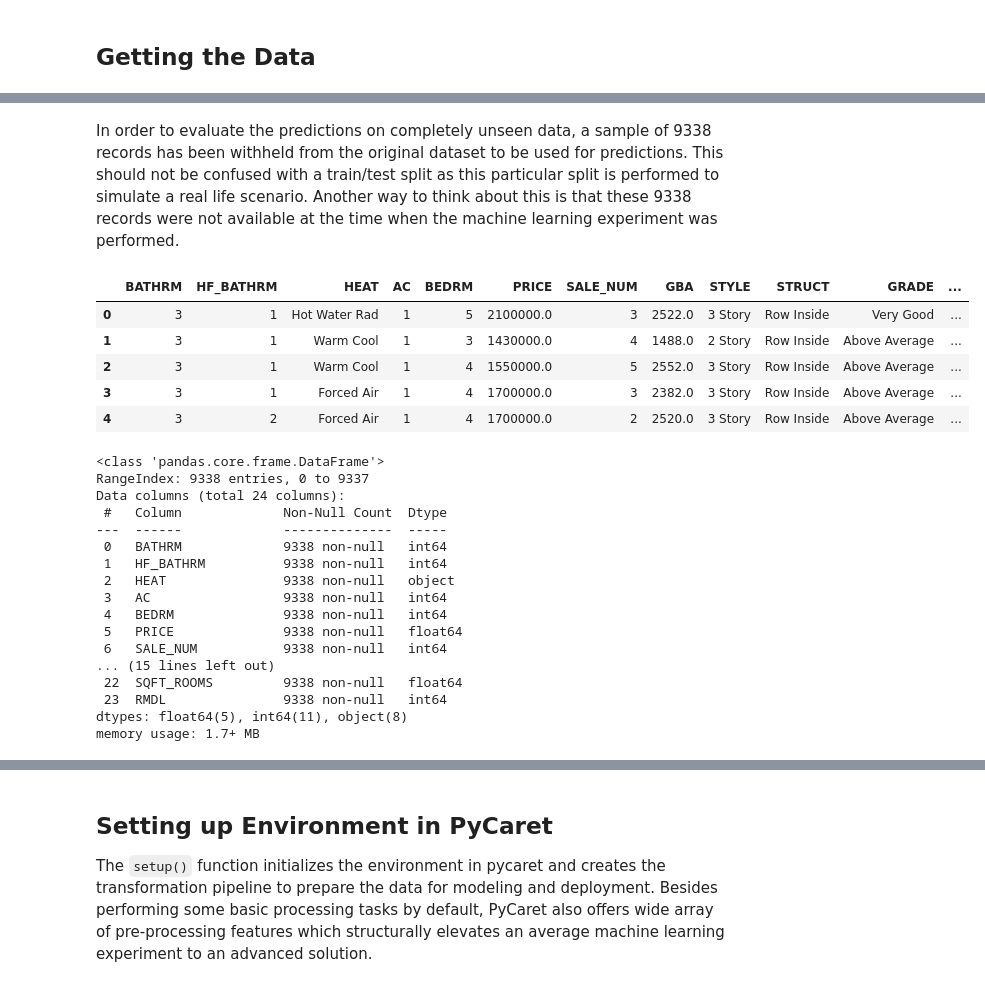
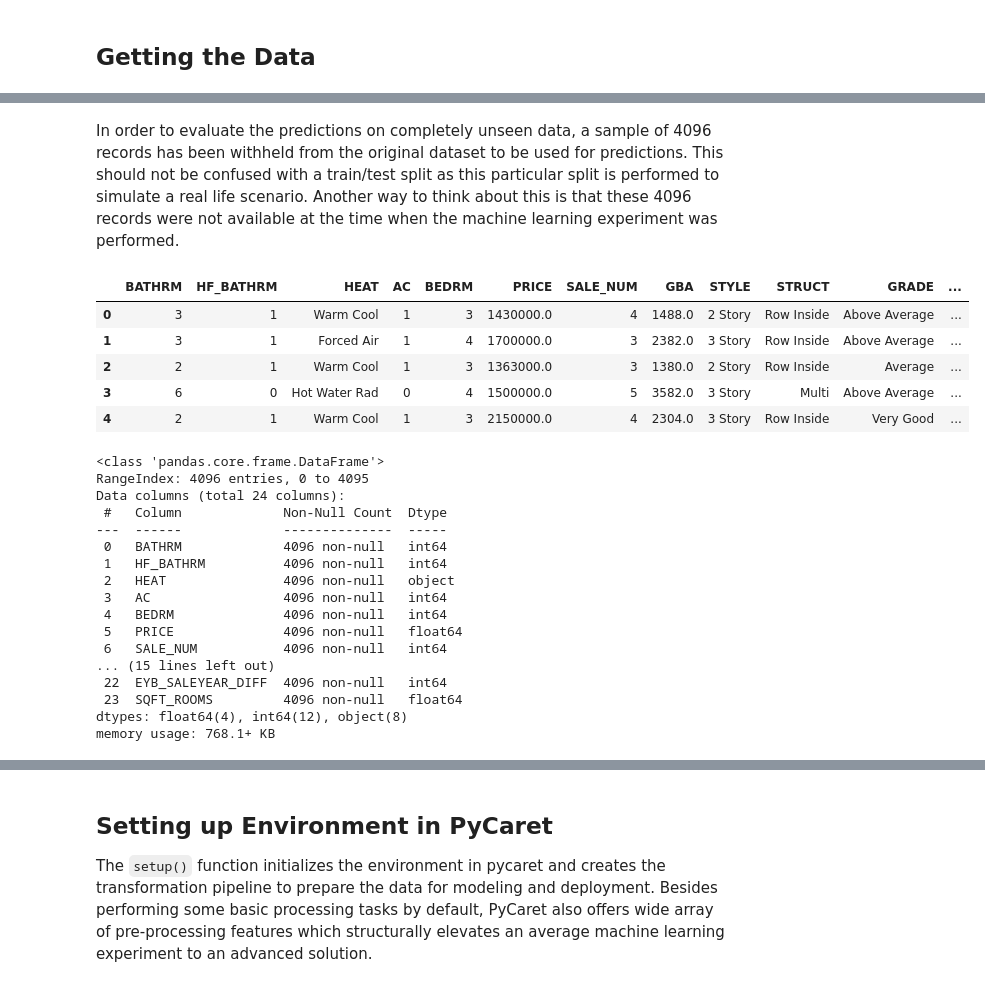
Before and after one commit to elvanselvano/purwadhika-final-project, a Jupyter notebook: notebooks/05_methodology.ipynb, the cells around one changed output, grey strips where cells are left out. Saved outputs shown, nothing was run; the diff lists cells and outputs as text; code cells hidden in the pictures.

```diff
--- a/notebooks/05_methodology.ipynb
+++ b/notebooks/05_methodology.ipynb
@@ -62,37 +62,36 @@ dataset.describe()
 # %% [markdown]
-In order to evaluate the predictions on completely unseen data, a sample of 9338 records has been withheld from the original dataset to be used for predictions. This should not be confused with a train/test split as this particular split is performed to simulate a real life scenario. Another way to think about this is that these 9338 records were not available at the time when the machine learning experiment was performed.
+In order to evaluate the predictions on completely unseen data, a sample of 4096 records has been withheld from the original dataset to be used for predictions. This should not be confused with a train/test split as this particular split is performed to simulate a real life scenario. Another way to think about this is that these 4096 records were not available at the time when the machine learning experiment was performed.
 # %%
 data_unseen = pd.read_csv('https://raw.githubusercontent.com/elvanselvano/purwadhika-final-project/main/dataset/test_preproc.csv')
-data_unseen.drop(['AYB', 'EYB'], axis=1, inplace=True)
-data_unseen['SALEYEAR'] = data_unseen['SALEYEAR'].astype(np.int64)
+data_unseen.drop(['index'], axis=1, inplace=True)
 data_unseen.head()
 # %% [output]
 |  | BATHRM | HF_BATHRM | HEAT | AC | BEDRM | PRICE | SALE_NUM | GBA | STYLE | STRUCT | GRADE | ... |
-| 0 | 3 | 1 | Hot Water Rad | 1 | 5 | 2100000.0 | 3 | 2522.0 | 3 Story | Row Inside | Very Good | ... |
-| 1 | 3 | 1 | Warm Cool | 1 | 3 | 1430000.0 | 4 | 1488.0 | 2 Story | Row Inside | Above Average | ... |
-| 2 | 3 | 1 | Warm Cool | 1 | 4 | 1550000.0 | 5 | 2552.0 | 3 Story | Row Inside | Above Average | ... |
-| 3 | 3 | 1 | Forced Air | 1 | 4 | 1700000.0 | 3 | 2382.0 | 3 Story | Row Inside | Above Average | ... |
-| 4 | 3 | 2 | Forced Air | 1 | 4 | 1700000.0 | 2 | 2520.0 | 3 Story | Row Inside | Above Average | ... |
+| 0 | 3 | 1 | Warm Cool | 1 | 3 | 1430000.0 | 4 | 1488.0 | 2 Story | Row Inside | Above Average | ... |
+| 1 | 3 | 1 | Forced Air | 1 | 4 | 1700000.0 | 3 | 2382.0 | 3 Story | Row Inside | Above Average | ... |
+| 2 | 2 | 1 | Warm Cool | 1 | 3 | 1363000.0 | 3 | 1380.0 | 2 Story | Row Inside | Average | ... |
+| 3 | 6 | 0 | Hot Water Rad | 0 | 4 | 1500000.0 | 5 | 3582.0 | 3 Story | Multi | Above Average | ... |
+| 4 | 2 | 1 | Warm Cool | 1 | 3 | 2150000.0 | 4 | 2304.0 | 3 Story | Row Inside | Very Good | ... |
 # %%
 data_unseen.info()
 # %% [output]
 <class 'pandas.core.frame.DataFrame'>
-RangeIndex: 9338 entries, 0 to 9337
+RangeIndex: 4096 entries, 0 to 4095
 Data columns (total 24 columns):
  #   Column             Non-Null Count  Dtype
 ---  ------             --------------  -----
- 0   BATHRM             9338 non-null   int64
- 1   HF_BATHRM          9338 non-null   int64
- 2   HEAT               9338 non-null   object
- 3   AC                 9338 non-null   int64
- 4   BEDRM              9338 non-null   int64
- 5   PRICE              9338 non-null   float64
- 6   SALE_NUM           9338 non-null   int64
+ 0   BATHRM             4096 non-null   int64
+ 1   HF_BATHRM          4096 non-null   int64
+ 2   HEAT               4096 non-null   object
+ 3   AC                 4096 non-null   int64
+ 4   BEDRM              4096 non-null   int64
+ 5   PRICE              4096 non-null   float64
+ 6   SALE_NUM           4096 non-null   int64
 ... (15 lines left out)
- 22  SQFT_ROOMS         9338 non-null   float64
- 23  RMDL               9338 non-null   int64
-dtypes: float64(5), int64(11), object(8)
-memory usage: 1.7+ MB
+ 22  EYB_SALEYEAR_DIFF  4096 non-null   int64
+ 23  SQFT_ROOMS         4096 non-null   float64
+dtypes: float64(4), int64(12), object(8)
+memory usage: 768.1+ KB
 # %%
 data_unseen.describe()
 # %% [output]
```
Also changed, not shown: parts of 32 cells of this notebook, 3 other files.
